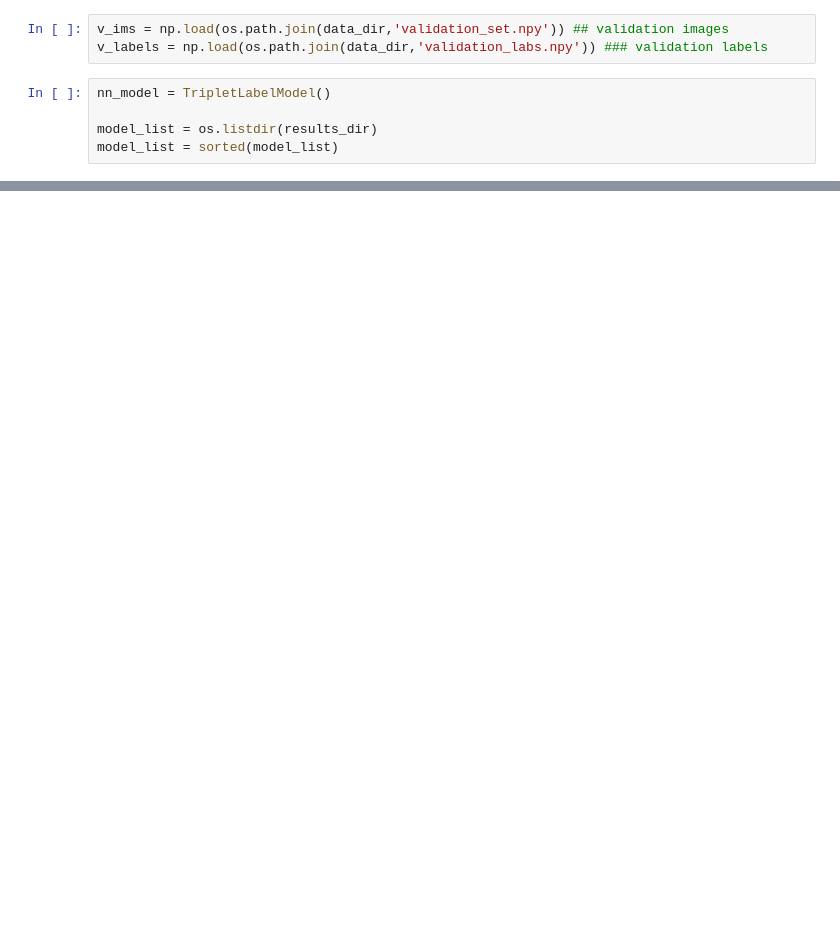
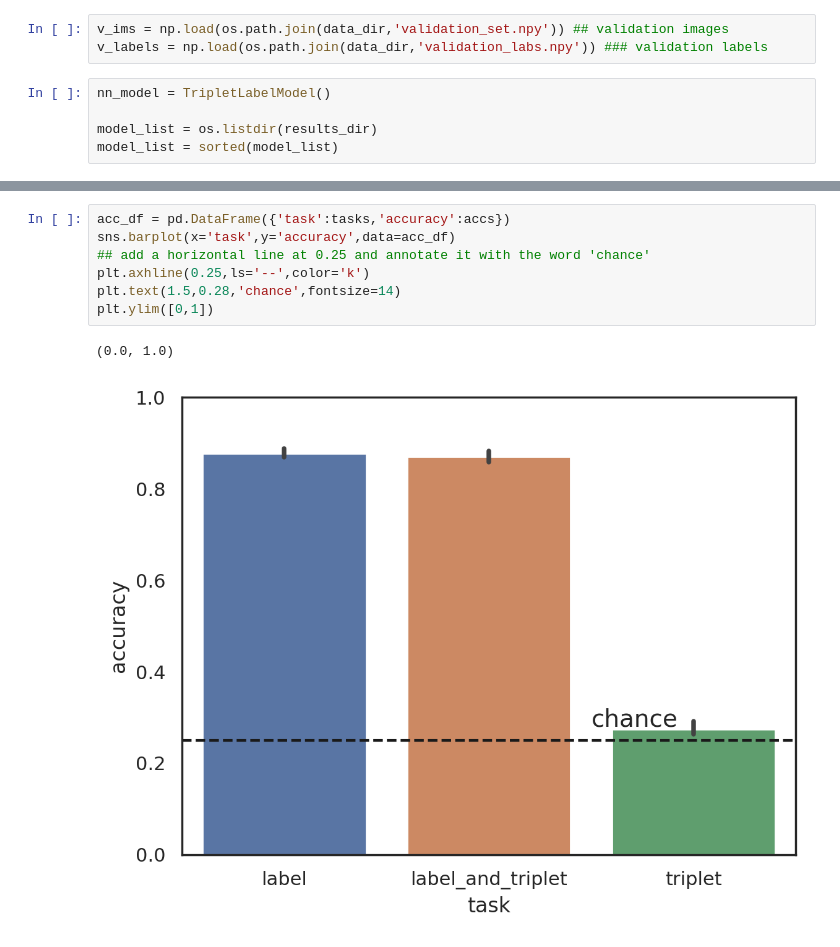
Before and after one commit to siddsuresh97/ConceptualAlignmentLanguage, a Jupyter notebook: code/python/model_analysis.ipynb, the cells around one changed output, grey strips where cells are left out. Saved outputs shown, nothing was run; the diff lists cells and outputs as text; blank space fills up the shorter version.

```diff
--- a/code/python/model_analysis.ipynb
+++ b/code/python/model_analysis.ipynb
@@ -171,2 +196,12 @@ plt.show()
+# %%
+acc_df = pd.DataFrame({'task':tasks,'accuracy':accs})
+sns.barplot(x='task',y='accuracy',data=acc_df)
+## add a horizontal line at 0.25 and annotate it with the word 'chance'
+plt.axhline(0.25,ls='--',color='k')
+plt.text(1.5,0.28,'chance',fontsize=14)
+plt.ylim([0,1])
+# %% [output]
+(0.0, 1.0)
+[figure, added]
 # %%
 # latents_df = latents_df[latents_df['task']!='label']
```
Also changed, not shown: parts of 12 cells of this notebook, 10 other files.
